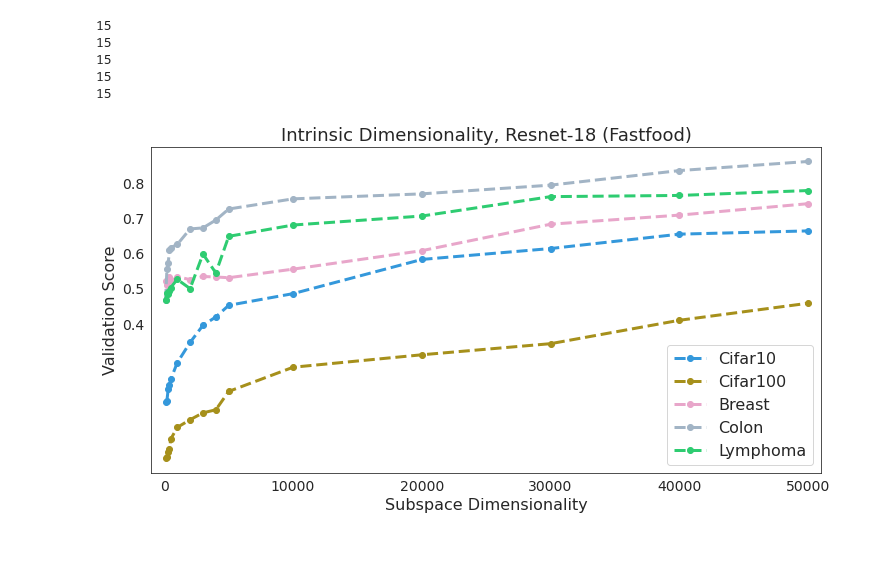
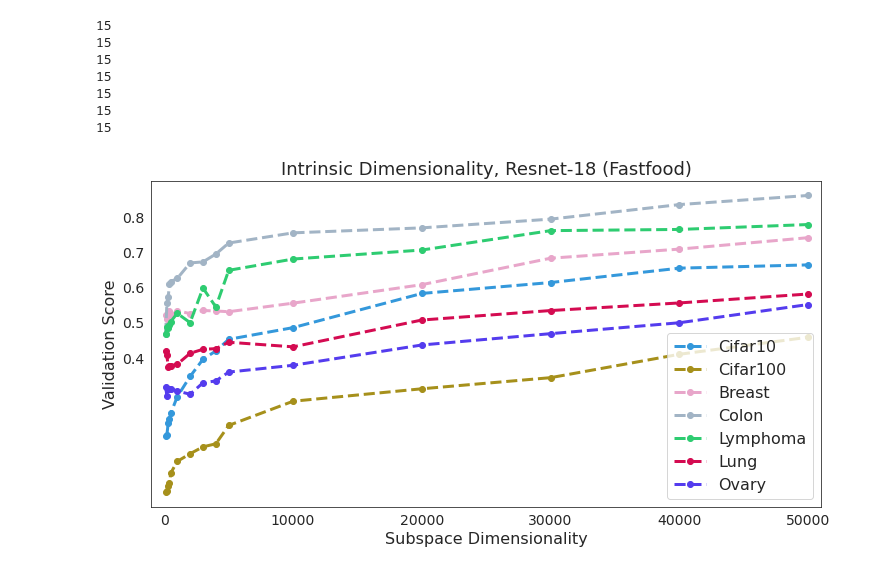
Before and after one commit to jgamper/intrinsic-dimensionality, a Jupyter notebook: notebooks/Multiple datasets.ipynb, the cells around one changed output. Drawn from its saved outputs; the diff is of its cells as text; code cells hidden in the pictures.

```diff
--- a/notebooks/Multiple datasets.ipynb
+++ b/notebooks/Multiple datasets.ipynb
@@ -52,6 +52,14 @@ lymphoma = np.array([46.61, 48.79, 48.27, 49.27, 50.23, 52.58,
                      49.94, 59.8, 54.41, 64.85, 68.07, 70.64,
                      76.17, 76.51, 77.91])
 print(len(lymphoma))
+lung = np.array([41.97, 40.64, 37.17, 37.65, 37.62, 38.05,
+                     41.19, 42.33, 42.51, 44.34, 43.03, 50.68,
+                     53.38, 55.55, 58.1])
+print(len(lung))
+ovary = np.array([31.66, 29.03, 30.89, 30.89, 31.01, 30.45,
+                     29.51, 32.77, 33.31, 35.83, 37.77, 43.56,
+                     46.79, 49.9, 55.1])
+print(len(ovary))
 cifar100 = np.array([01.64, 01.84, 03.42, 04.19, 07.02, 10.35,
                      12.55, 14.51, 15.38, 20.62, 27.52,
                      31.07, 34.24, 40.91, 45.77])
@@ -62,32 +70,36 @@ df = pd.DataFrame({'Dimension': dims,
                   'Breast': breast,
                   'Colon': colon,
                   'Lymphoma': lymphoma,
+                  'Lung': lung,
+                  'Ovary': ovary
                   }, index=None)
-df[['Cifar10', 'Cifar100', 'Breast', 'Colon', 'Lymphoma']] = df[['Cifar10', 'Cifar100', 'Breast', 'Colon', 'Lymphoma']] / 100
+df[['Cifar10', 'Cifar100', 'Breast', 'Colon', 'Lymphoma', 'Lung', 'Ovary']] = df[['Cifar10', 'Cifar100', 'Breast', 'Colon', 'Lymphoma', 'Lung', 'Ovary']] / 100
 # %% [output]
 15
 15
 15
 15
 15
+15
+15
 # %%
 fig, ax = plt.subplots(figsize=(12, 6))
-for task in ['Cifar10', 'Cifar100', 'Breast', 'Colon', 'Lymphoma']:
+for task in ['Cifar10', 'Cifar100', 'Breast', 'Colon', 'Lymphoma', 'Lung', 'Ovary']:
     acc = df[task].values
     ax.plot(dims, acc, '--o', linewidth=3.0, label=task) #+' AUC: {:,.0f}'.format(auc(dims,acc)))
 ax.set_xticks(x)
 ax.set_xlim([-1000, x[-1]+1000])
 # ax.set_ylim([np.min(acc)-0.02, 0.9])
 ax.set_yticks(y)
 ax.set_xlabel('Subspace Dimensionality')
 ax.set_ylabel('Validation Score')
 ax.tick_params(axis='both', which='major', labelsize=14)
 ax.title.set_text("Intrinsic Dimensionality, Resnet-18 (Fastfood)")
 ax.title.set_size(18)
 ax.title.set_size(18)
 ax.xaxis.label.set_size(16)
 ax.yaxis.label.set_size(16)
 plt.legend(fontsize=16)
 plt.savefig("multiple_datasets.png", dpi=400)
 # %% [output]
-[figure, old version]
+[figure, new version]
```
Also changed, not shown: 8 other files.
